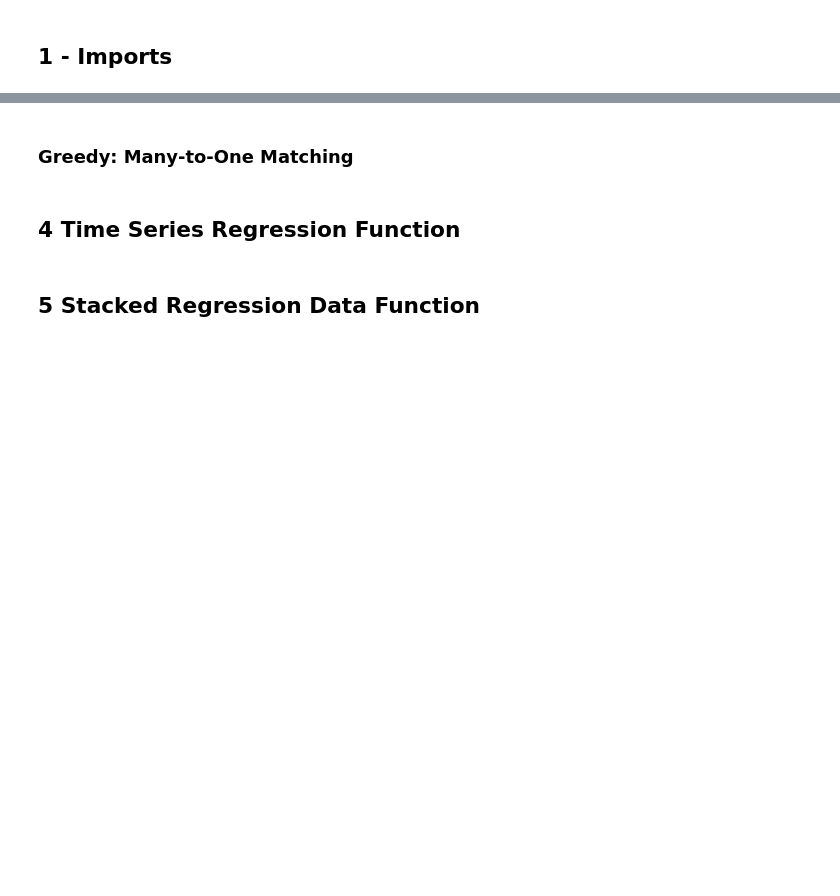
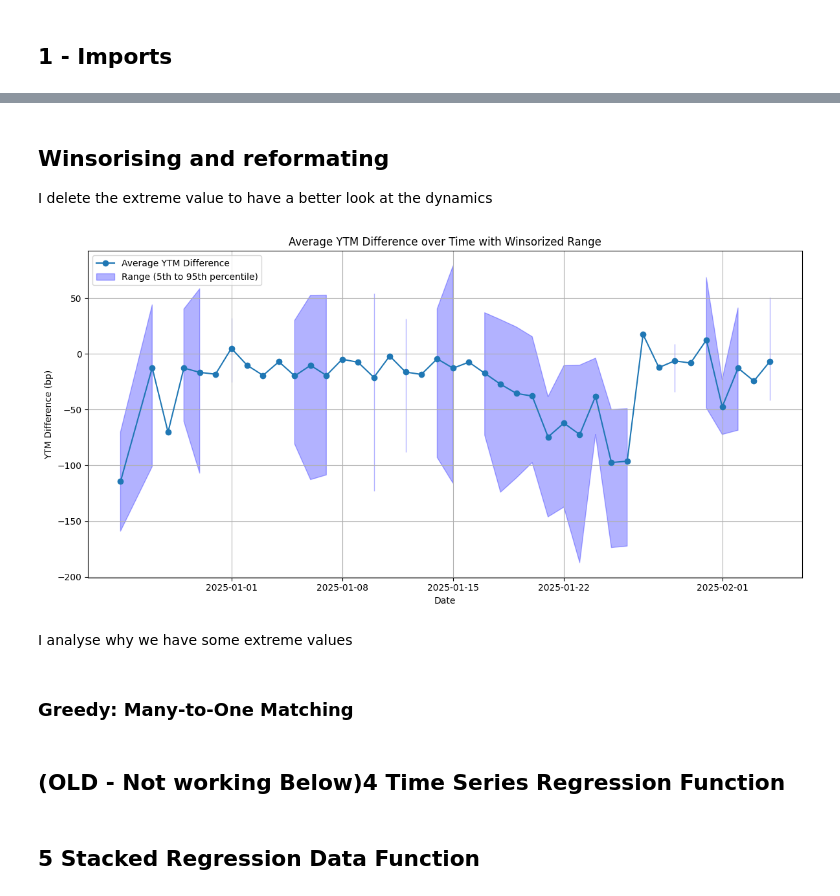
Before and after one commit to Fijiman001/EGR-Empirical-Project, a Jupyter notebook: Econometrics/code_matching_method.ipynb, the cells around one changed output, grey strips where cells are left out. Cells and saved outputs as stored; diff of their text form; code cells hidden in the pictures; blank space fills up the shorter version.

```diff
--- a/Econometrics/code_matching_method.ipynb
+++ b/Econometrics/code_matching_method.ipynb
@@ -774,0 +445,18 @@ def match_green_bonds_one_to_one(df):
+# %%
+extreme_dates = daily_stats.head()['pair_date']
+print(extreme_dates)
+
+# Ensure the DateTime columns are datetime objects
+matched_df['Green_Bond_DateTime'] = pd.to_datetime(matched_df['Green_Bond_DateTime'])
+matched_df['Conv_Bond_DateTime'] = pd.to_datetime(matched_df['Conv_Bond_DateTime'])
+matched_df['pair_date'] = pd.to_datetime(
+    (matched_df['Green_Bond_DateTime'].astype(np.int64) + matched_df['Conv_Bond_DateTime'].astype(np.int64)) // 2
+)
+
+# looking at the df we used to calculate the average yields, only looking at the first extreme date: 2025-01-14
+# matched_df[matched_df['pair_date'] == extreme_dates.iloc[0]].sort_values('YTM_diff')
+
+# we want to only extract the date from pair_date from the matched_df, it contains the date and time, but we want to match by date only
+matched_df['pair_date'] = matched_df['pair_date'].dt.date
+matched_df['pair_date'] = pd.to_datetime(matched_df['pair_date'])
+matched_df[matched_df['pair_date'] == '2025-01-05'].sort_values('YTM_diff').head()
@@ -775,3 +617,62 @@ def match_green_bonds_one_to_one(df):
+# %% [markdown]
+## Winsorising and reformating
+I delete the extreme value to have a better look at the dynamics
+# %%
+# Remove the extreme values in the range and convert the YTM_diff from % to basis points by doing * 100
+import pandas as pd
+import numpy as np
+import matplotlib.pyplot as plt
+
+# Ensure the DateTime columns are datetime objects
+matched_df['Green_Bond_DateTime'] = pd.to_datetime(matched_df['Green_Bond_DateTime'])
+matched_df['Conv_Bond_DateTime'] = pd.to_datetime(matched_df['Conv_Bond_DateTime'])
+
+# Compute a pair date as the midpoint between green and conventional observation times
+# Convert to int64 (nanoseconds since epoch), average, then convert back to datetime
+matched_df['pair_date'] = pd.to_datetime(
+    (matched_df['Green_Bond_DateTime'].astype(np.int64) + matched_df['Conv_Bond_DateTime'].astype(np.int64)) // 2
+)
+
+# If you prefer daily averages, extract the date portion (drop the time)
+matched_df['pair_date'] = matched_df['pair_date'].dt.date
+
+# Convert YTM_diff from percentage to basis points (1% = 100 bp)
+matched_df['YTM_diff'] = matched_df['YTM_diff'] * 100
+
+# Group by the pair_date and calculate:
+# - the average YTM difference (mean)
+# - the lower bound as the 5th percentile (removes extreme low values)
+# - the upper bound as the 95th percentile (removes extreme high values)
+daily_stats = matched_df.groupby('pair_date')['YTM_diff'].agg(
+    mean='mean',
+    lower=lambda x: np.percentile(x, 5),
+    upper=lambda x: np.percentile(x, 95)
+).reset_index()
+
+# Convert pair_date back to datetime for plotting
+daily_stats['pair_date'] = pd.to_datetime(daily_stats['pair_date'])
+
+# Create the plot with mean and the winsorized range
+plt.figure(figsize=(12, 6))
+
+# Plot the average line
+plt.plot(daily_stats['pair_date'], daily_stats['mean'], marker='o', linestyle='-', label='Average YTM Difference')
+
+# Plot the range as a shaded area (5th to 95th percentiles)
+plt.fill_between(daily_stats['pair_date'], daily_stats['lower'], daily_stats['upper'],
+                 alpha=0.3, color='blue', label='Range (5th to 95th percentile)')
+
+plt.xlabel('Date')
+plt.ylabel('YTM Difference (bp)')
+plt.title('Average YTM Difference over Time with Winsorized Range')
+plt.grid(True)
+plt.legend()
+plt.tight_layout()
+plt.show()
+# %% [output]
+[figure, added]
+# %% [markdown]
+I analyse why we have some extreme values
 # %% [markdown]
 ### Greedy: Many-to-One Matching
 # %%
@@ -829,7 +730,7 @@ def match_green_bonds_greedy(df):
             })
     return pd.DataFrame(results)
 # %% [markdown]
-## 4 Time Series Regression Function
+## (OLD - Not working Below)4 Time Series Regression Function
 # %%
 def prepare_time_series_regression_data(matched_bonds, original_df, tolerance='1D'):
     """
```
Also changed, not shown: parts of 42 cells of this notebook, 2 other files.
